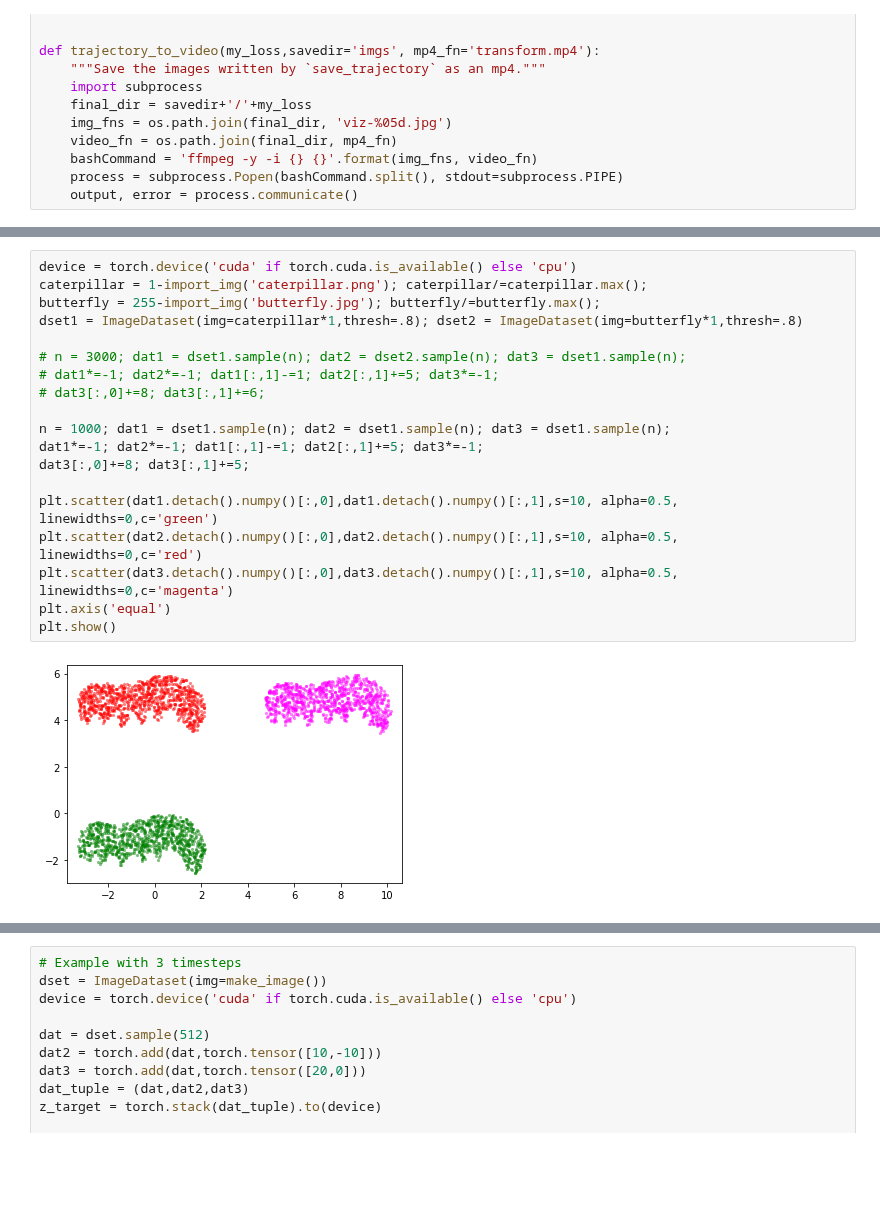
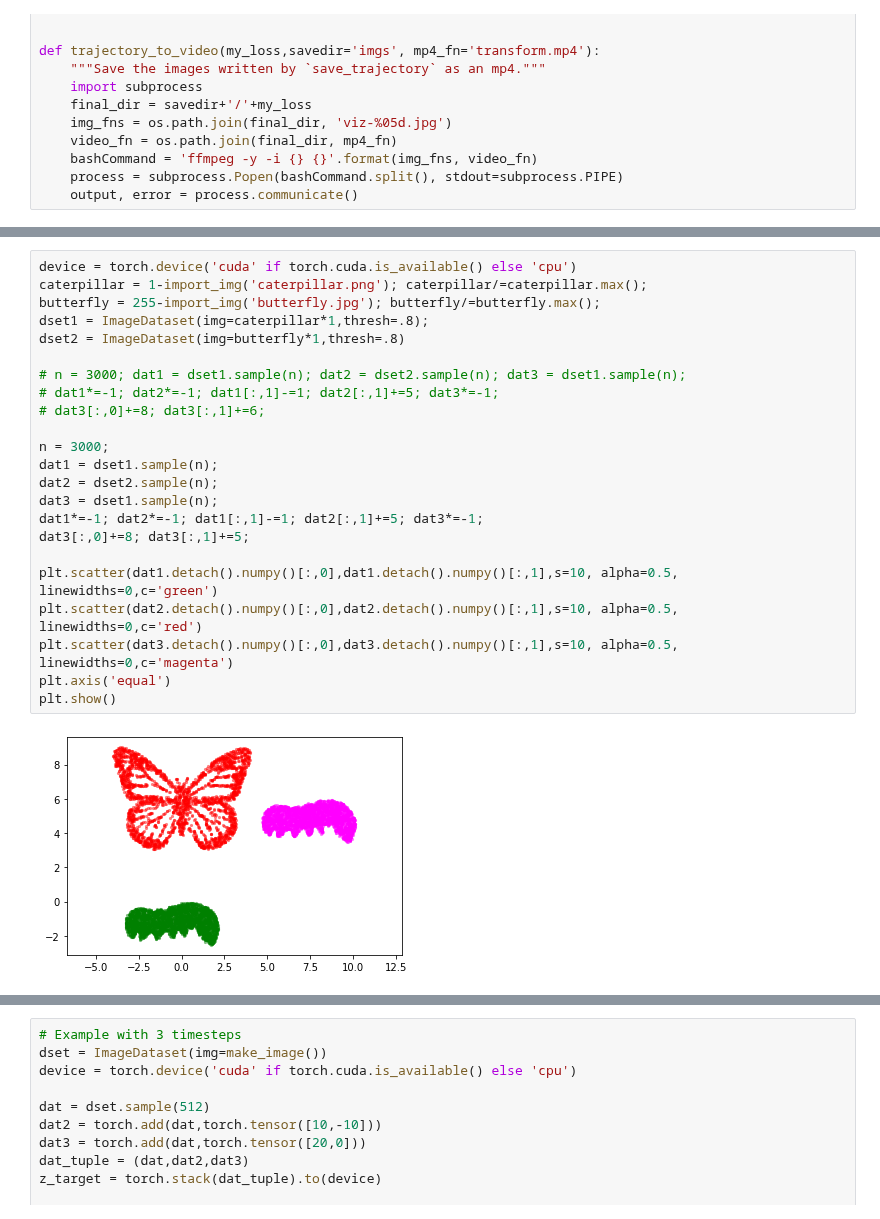
Before and after one commit to pzpzpzp1/wassflow, a Jupyter notebook: cnf-sinkhorn-demo.ipynb, the cells around one changed output, grey strips where cells are left out. Drawn from its saved outputs; the diff is of its cells as text; blank space fills up the shorter version.

```diff
--- a/cnf-sinkhorn-demo.ipynb
+++ b/cnf-sinkhorn-demo.ipynb
@@ -555,22 +555,26 @@ def learn_trajectory(z_target_full, my_loss, n_iters = 10, n_subsample = 100, mo
 # %%
 device = torch.device('cuda' if torch.cuda.is_available() else 'cpu')
 caterpillar = 1-import_img('caterpillar.png'); caterpillar/=caterpillar.max();
 butterfly = 255-import_img('butterfly.jpg'); butterfly/=butterfly.max();
-dset1 = ImageDataset(img=caterpillar*1,thresh=.8); dset2 = ImageDataset(img=butterfly*1,thresh=.8)
+dset1 = ImageDataset(img=caterpillar*1,thresh=.8);
+dset2 = ImageDataset(img=butterfly*1,thresh=.8)
 
 # n = 3000; dat1 = dset1.sample(n); dat2 = dset2.sample(n); dat3 = dset1.sample(n);
 # dat1*=-1; dat2*=-1; dat1[:,1]-=1; dat2[:,1]+=5; dat3*=-1;
 # dat3[:,0]+=8; dat3[:,1]+=6;
 
-n = 1000; dat1 = dset1.sample(n); dat2 = dset1.sample(n); dat3 = dset1.sample(n);
+n = 3000;
+dat1 = dset1.sample(n);
+dat2 = dset2.sample(n);
+dat3 = dset1.sample(n);
 dat1*=-1; dat2*=-1; dat1[:,1]-=1; dat2[:,1]+=5; dat3*=-1;
 dat3[:,0]+=8; dat3[:,1]+=5;
 
 plt.scatter(dat1.detach().numpy()[:,0],dat1.detach().numpy()[:,1],s=10, alpha=0.5, linewidths=0,c='green')
 plt.scatter(dat2.detach().numpy()[:,0],dat2.detach().numpy()[:,1],s=10, alpha=0.5, linewidths=0,c='red')
 plt.scatter(dat3.detach().numpy()[:,0],dat3.detach().numpy()[:,1],s=10, alpha=0.5, linewidths=0,c='magenta')
 plt.axis('equal')
 plt.show()
 # %% [output]
-[figure, old version]
+[figure, new version]
 # %%
```
Also changed, not shown: parts of 6 cells of this notebook, 1 other file.
